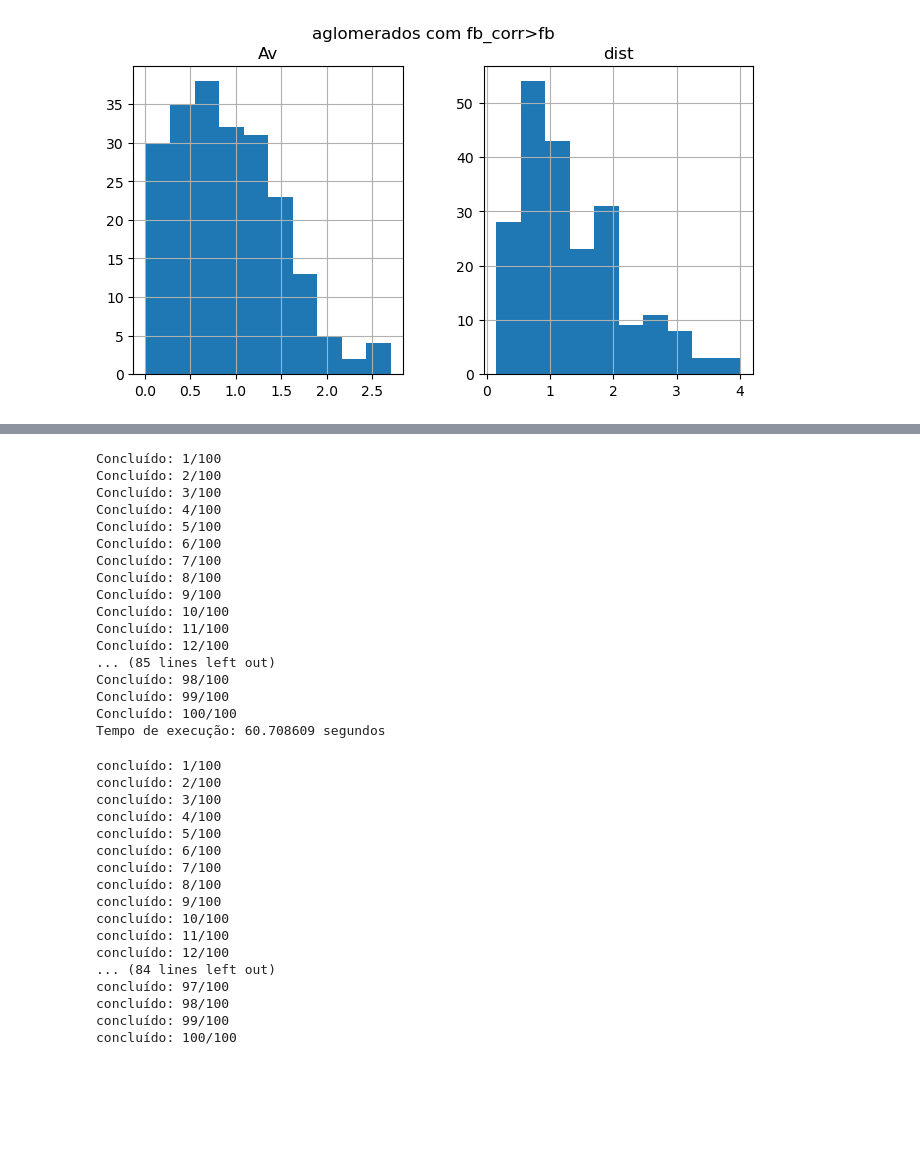
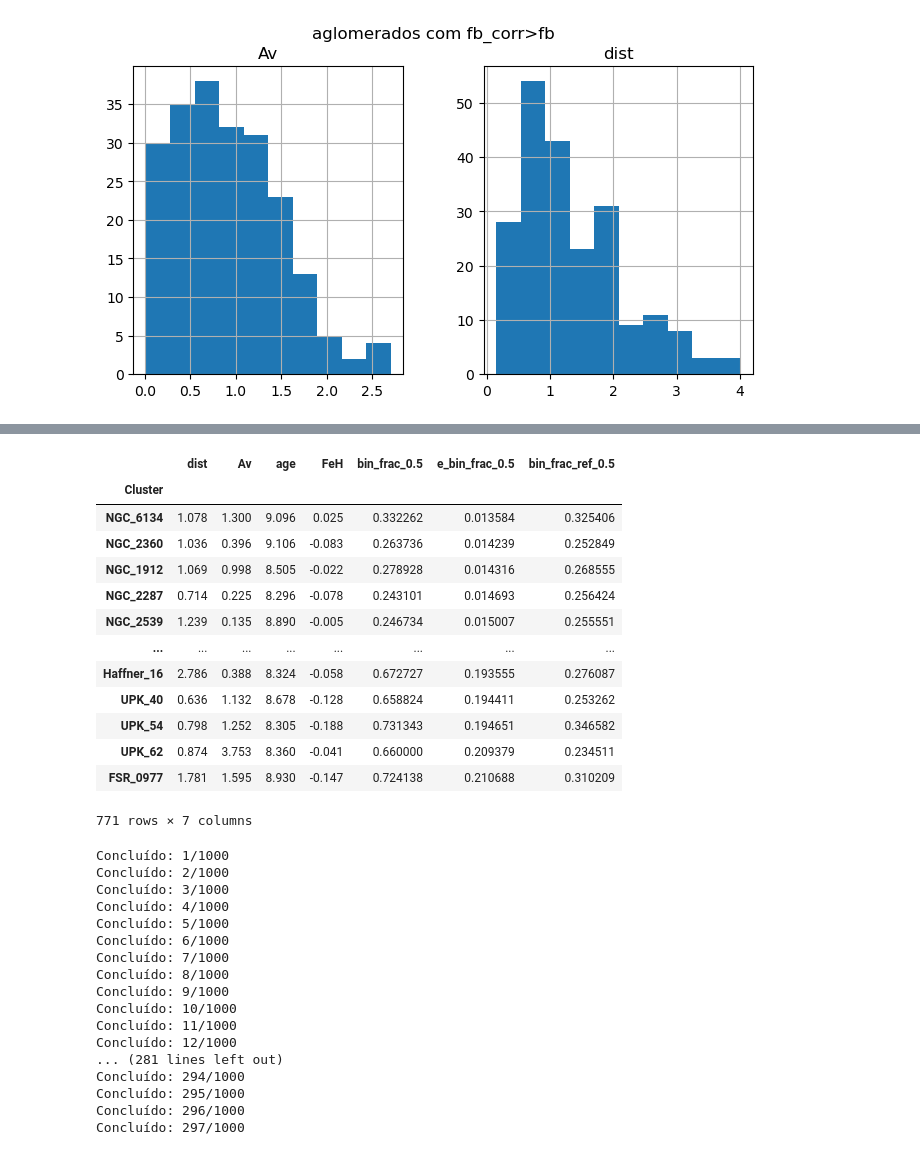
Before and after one commit to RuanPH26/stellar_multiplicity_in_open_clusters, a Jupyter notebook: correcao_amostra.ipynb, the cells around one changed output, grey strips where cells are left out. Saved outputs shown, nothing was run; the diff lists cells and outputs as text; code cells hidden in the pictures; blank space fills up the shorter version.

```diff
--- a/correcao_amostra.ipynb
+++ b/correcao_amostra.ipynb
@@ -333,3 +444,20 @@ max      2.70    4.02      0.63            0.74
+# %%
+df.sort_values(by='e_bin_frac_0.5')[['dist','Av','age','FeH','bin_frac_0.5','e_bin_frac_0.5', 'bin_frac_ref_0.5']]
+# %% [output]
+|  | dist | Av | age | FeH | bin_frac_0.5 | e_bin_frac_0.5 | bin_frac_ref_0.5 |
+| Cluster |  |  |  |  |  |  |  |
+| NGC_6134 | 1.078 | 1.300 | 9.096 | 0.025 | 0.332262 | 0.013584 | 0.325406 |
+| NGC_2360 | 1.036 | 0.396 | 9.106 | -0.083 | 0.263736 | 0.014239 | 0.252849 |
+| NGC_1912 | 1.069 | 0.998 | 8.505 | -0.022 | 0.278928 | 0.014316 | 0.268555 |
+| NGC_2287 | 0.714 | 0.225 | 8.296 | -0.078 | 0.243101 | 0.014693 | 0.256424 |
+| NGC_2539 | 1.239 | 0.135 | 8.890 | -0.005 | 0.246734 | 0.015007 | 0.255551 |
+| ... | ... | ... | ... | ... | ... | ... | ... |
+| Haffner_16 | 2.786 | 0.388 | 8.324 | -0.058 | 0.672727 | 0.193555 | 0.276087 |
+| UPK_40 | 0.636 | 1.132 | 8.678 | -0.128 | 0.658824 | 0.194411 | 0.253262 |
+| UPK_54 | 0.798 | 1.252 | 8.305 | -0.188 | 0.731343 | 0.194651 | 0.346582 |
+| UPK_62 | 0.874 | 3.753 | 8.360 | -0.041 | 0.660000 | 0.209379 | 0.234511 |
+| FSR_0977 | 1.781 | 1.595 | 8.930 | -0.147 | 0.724138 | 0.210688 | 0.310209 |
+771 rows × 7 columns
 # %%
 def bootstrap(df, N, n_bootstrap=1000, random_state=None):
     inicio = time.perf_counter()
@@ -367,25 +495,25 @@ data['flag_binary'] = np.where(data["q"] > 0, 1, 0) # define 1 se binária, 0 se
 N = (df['bin_frac']-df['bin_frac_corr3'])*df['n_members']
 N = np.where(N<=0,0,N) #Casos que fb_corr> fb define N=0
 
-resultados_bootstrap = bootstrap(data, N, n_bootstrap=100, random_state=1)
+resultados_bootstrap = bootstrap(data, N, n_bootstrap=1000, random_state=1)
 # %% [output]
-Concluído: 1/100
-Concluído: 2/100
-Concluído: 3/100
-Concluído: 4/100
-Concluído: 5/100
-Concluído: 6/100
-Concluído: 7/100
-Concluído: 8/100
-Concluído: 9/100
-Concluído: 10/100
-Concluído: 11/100
-Concluído: 12/100
-... (85 lines left out)
-Concluído: 98/100
-Concluído: 99/100
-Concluído: 100/100
-Tempo de execução: 60.708609 segundos
+Concluído: 1/1000
+Concluído: 2/1000
+Concluído: 3/1000
+Concluído: 4/1000
+Concluído: 5/1000
+Concluído: 6/1000
+Concluído: 7/1000
+Concluído: 8/1000
+Concluído: 9/1000
+Concluído: 10/1000
+Concluído: 11/1000
+Concluído: 12/1000
+... (281 lines left out)
+Concluído: 294/1000
+Concluído: 295/1000
+Concluído: 296/1000
+Concluído: 297/1000
 # %%
 list_resultados = []
 for i in range(0, len(resultados_bootstrap)):
@@ -397,25 +525,7 @@ for i in range(0, len(resultados_bootstrap)):
                                 'P_comp': P_sec, 'P_BS': P_BS, 'n_stars': n_stars, 'q_prim': qs[0], 'q_comp': qs[1], 'q_BS': qs[2]
                                         })
                           )
-    print(f'concluído: {i+1}/{len(resultados_bootstrap)}')
+    #print(f'concluído: {i+1}/{len(resultados_bootstrap)}')
-# %% [output]
-concluído: 1/100
-concluído: 2/100
-concluído: 3/100
-concluído: 4/100
-concluído: 5/100
-concluído: 6/100
-concluído: 7/100
-concluído: 8/100
-concluído: 9/100
-concluído: 10/100
-concluído: 11/100
-concluído: 12/100
-... (84 lines left out)
-concluído: 97/100
-concluído: 98/100
-concluído: 99/100
-concluído: 100/100
 # %%
 x = list_resultados[0]['mean_mass'].values
 
```
Also changed, not shown: parts of 12 cells of this notebook, 7 other files.
